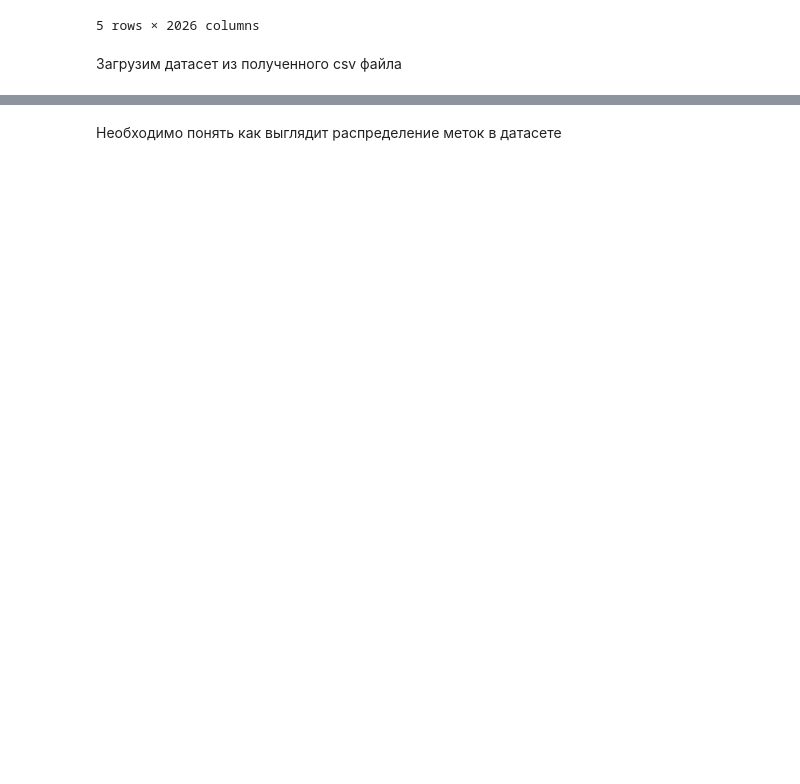
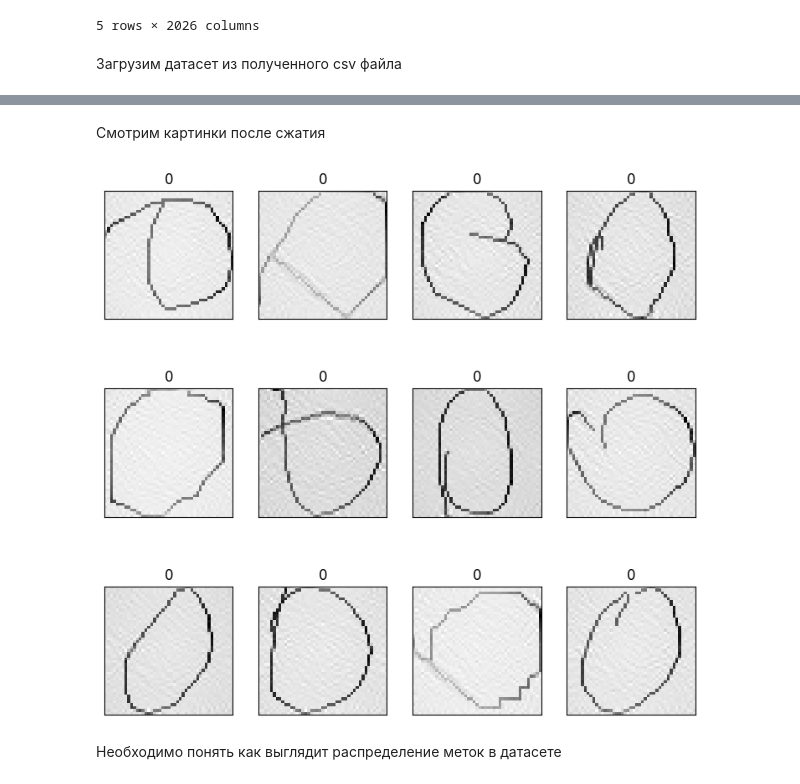
Before and after one commit to geizerde/SnapMath, a Jupyter notebook: smnb.ipynb, the cells around one changed output, grey strips where cells are left out. Saved outputs shown, nothing was run; the diff lists cells and outputs as text; code cells hidden in the pictures; blank space fills up the shorter version.

```diff
--- a/smnb.ipynb
+++ b/smnb.ipynb
@@ -89,3 +248,13 @@ array([[255, 255, 255, ..., 255, 255, 255],
+# %% [markdown]
+Смотрим картинки после сжатия
+# %%
+h, w = 45, 45
+
+X_reconstructed = pca.inverse_transform(X_reduced_pca)
+
+plot_gallery(X_reconstructed[0:12], y_reduced_pca[0:12], h, w)
+# %% [output]
+[figure, added]
 # %% [markdown]
 Необходимо понять как выглядит распределение меток в датасете
 # %%
```
Also changed, not shown: parts of 72 cells of this notebook, 1 other file.
